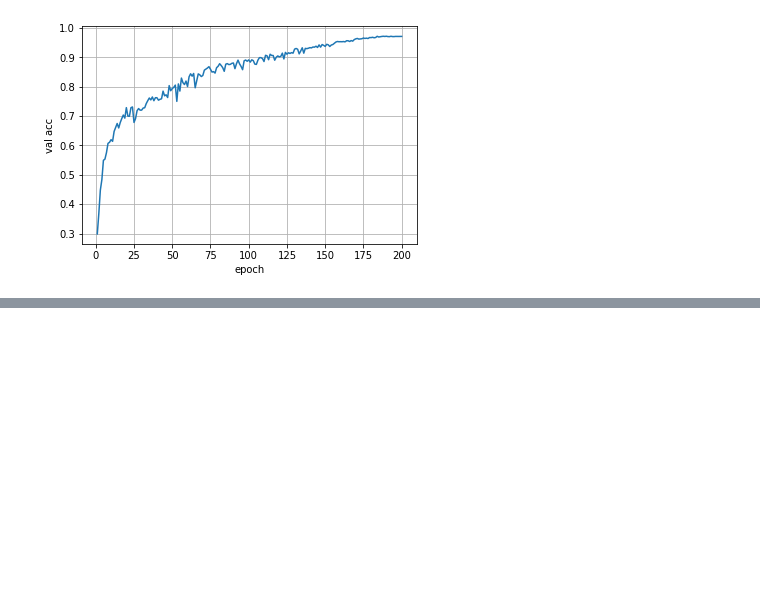
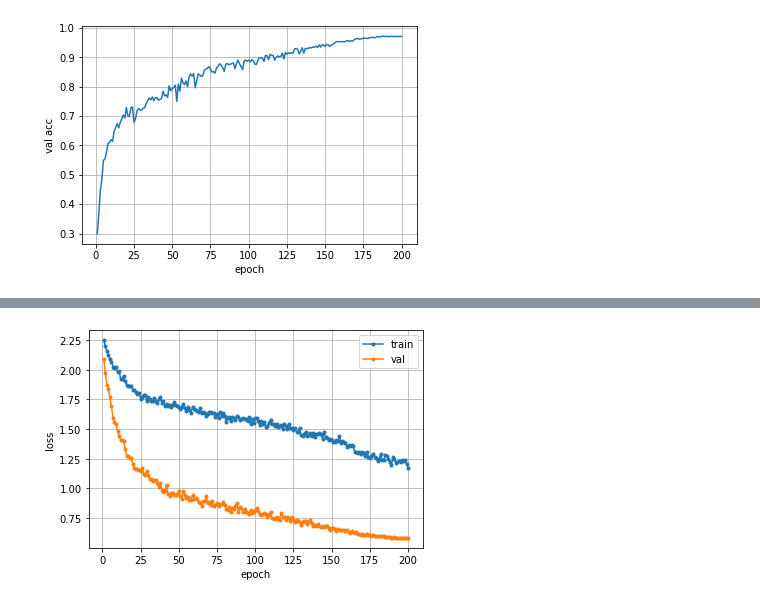
Before and after one commit to JuliusRuseckas/juliusruseckas.github.io, a Jupyter notebook: ml/cifar10-vit.ipynb, the cells around one changed output, grey strips where cells are left out. Cells and saved outputs as stored; diff of their text form; code cells hidden in the pictures; blank space fills up the shorter version.

```diff
--- a/ml/cifar10-vit.ipynb
+++ b/ml/cifar10-vit.ipynb
@@ -440,0 +512,13 @@ plt.show()
+# %%
+fig = plt.figure()
+ax = fig.add_subplot(111)
+xs = np.arange(1, len(history['train loss']) + 1)
+ax.plot(xs, history['train loss'], '.-', label='train')
+ax.plot(xs, history['val loss'], '.-', label='val')
+ax.set_xlabel('epoch')
+ax.set_ylabel('loss')
+ax.legend()
+ax.grid()
+plt.show()
+# %% [output]
+[figure, added]
```
Also changed, not shown: parts of 7 cells of this notebook, 1 other file.
